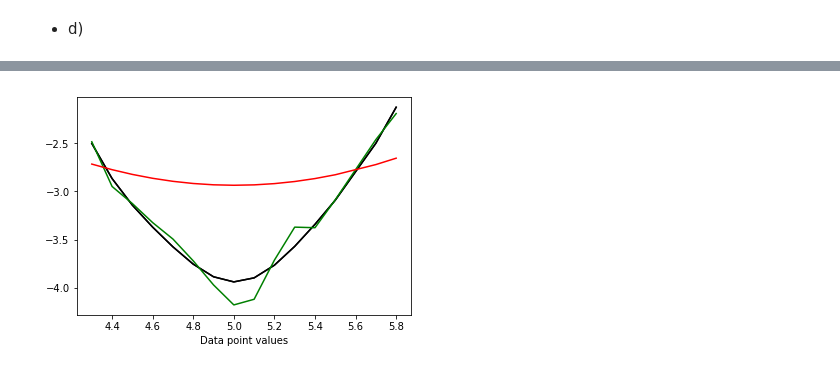
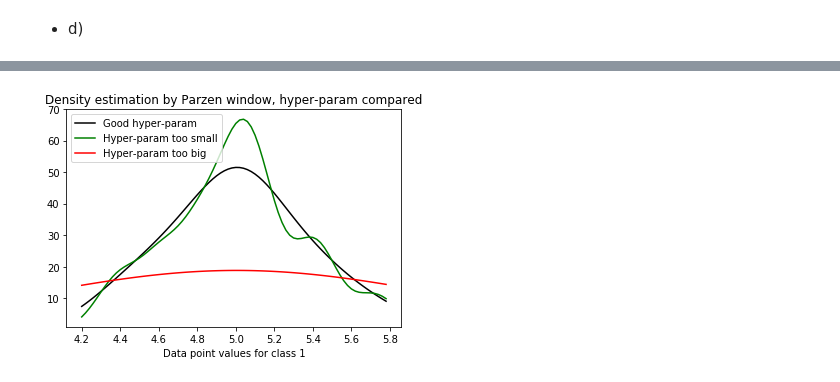
Before and after one commit to marued/IFT6390, a Jupyter notebook: Homeworks/Homework1/Question1.ipynb, the cells around one changed output, grey strips where cells are left out. Saved outputs shown, nothing was run; the diff lists cells and outputs as text; code cells hidden in the pictures.

```diff
--- a/Homeworks/Homework1/Question1.ipynb
+++ b/Homeworks/Homework1/Question1.ipynb
@@ -293,7 +295,7 @@ class parsienn:
 
     def predict(self, x):
         K_vector = self.kernal(x, self.train_inputs, self.va, self.n_size)
-        return -np.log((1/self.n_size) * np.sum(K_vector))
+        return ((1/self.n_size) * np.sum(K_vector))
 # %%
 model = parsienn(isoGaussKernal, 0.001)
 
@@ -324,12 +326,12 @@ pyplot.show()
 # %%
 gauss = gaussianDensityEstimator()
 gauss.train(class1)
-
+t2 = np.arange(4.2, 5.8, 0.02)
 densities = []
-for dataPoint in class1:
+for dataPoint in t2:
     densities.append(gauss.predict(dataPoint))
 
-pyplot.plot(class1, np.array(densities))
-pyplot.xlabel("Data point values")
-pyplot.show()
+plt.plot(t2, np.array(densities))
+plt.xlabel("Data point values")
+plt.show()
 # %% [output]
@@ -341,10 +343,10 @@ par = parsienn(isoGaussKernal, 0.1)
 par.train(class1)
 
 densitiesSmall = []
-for dataPoint in class1:
+for dataPoint in t2:
     densitiesSmall.append(par.predict(dataPoint))
 
-pyplot.plot(class1, np.array(densitiesSmall), 'g')
-pyplot.xlabel("Data point values")
-pyplot.show()
+plt.plot(t2, np.array(densitiesSmall), 'g')
+plt.xlabel("Data point values")
+plt.show()
 # %% [output]
@@ -356,10 +358,10 @@ par = parsienn(isoGaussKernal, 1)
 par.train(class1)
 
 densitiesBig = []
-for dataPoint in class1:
+for dataPoint in t2:
     densitiesBig.append(par.predict(dataPoint))
 
-pyplot.plot(class1, np.array(densitiesBig), 'r')
-pyplot.xlabel("Data point values")
-pyplot.show()
+plt.plot(t2, np.array(densitiesBig), 'r')
+plt.xlabel("Data point values")
+plt.show()
 # %% [output]
@@ -367,15 +371,17 @@ pyplot.show()
 # %%
 par = parsienn(isoGaussKernal, 0.2)
 par.train(class1)
 
 densities = []
-for dataPoint in class1:
+for dataPoint in t2:
     densities.append(par.predict(dataPoint))
 
-pyplot.plot(class1, np.array(densities), 'k', class1, np.array(densities), 'k')
-pyplot.plot(class1, np.array(densitiesSmall), 'g')
-pyplot.plot(class1, np.array(densitiesBig), 'r')
-pyplot.xlabel("Data point values")
-pyplot.show()
+plt.plot(t2, np.array(densities), 'k', label="Good hyper-param")
+plt.plot(t2, np.array(densitiesSmall), 'g', label="Hyper-param too small")
+plt.plot(t2, np.array(densitiesBig), 'r', label="Hyper-param too big")
+plt.xlabel("Data point values for class 1")
+plt.legend()
+plt.title("Density estimation by Parzen window, hyper-param compared")
+plt.show()
 # %% [output]
-[figure, old version]
+[figure, new version]
```
Also changed, not shown: parts of 14 cells of this notebook.
